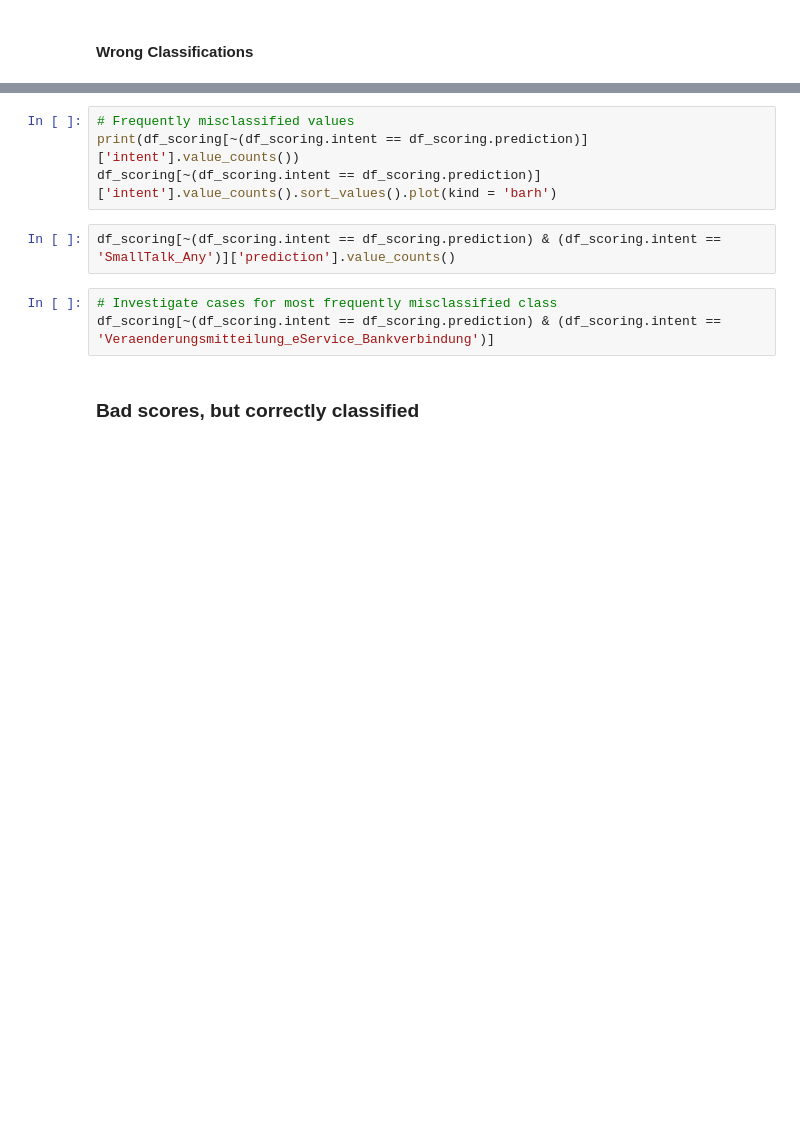
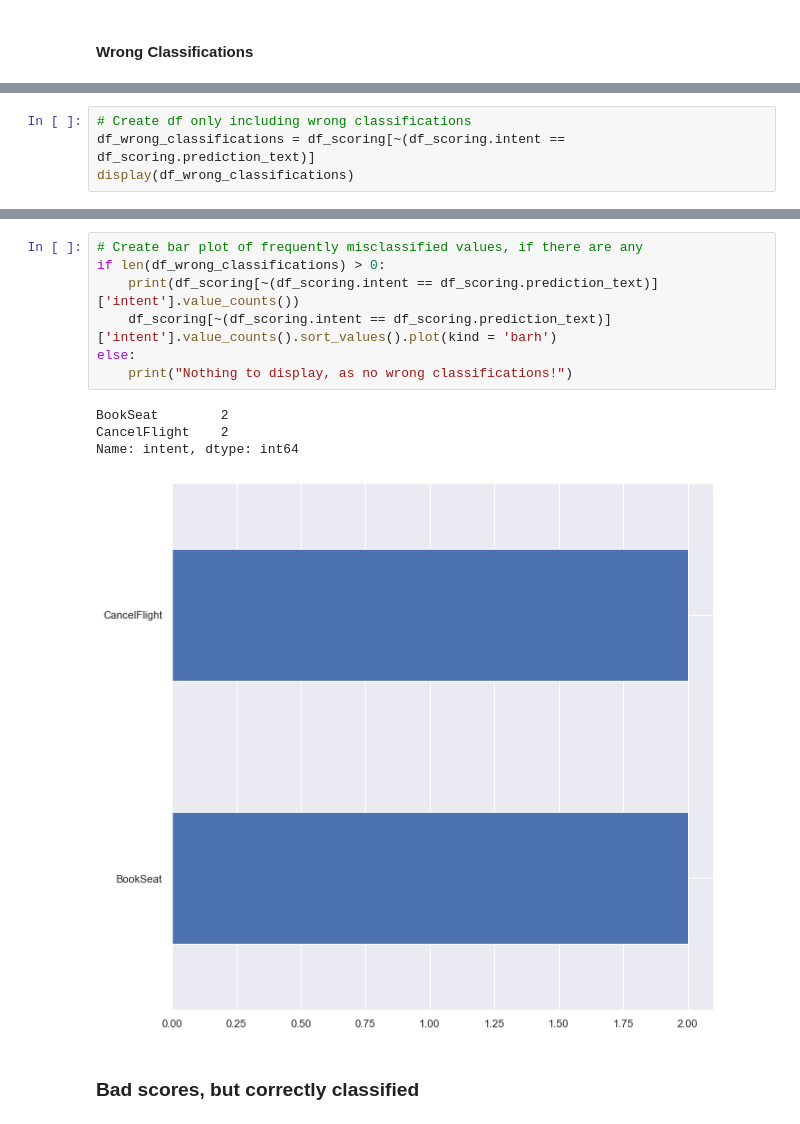
Before and after one commit to microsoft/glue, a Jupyter notebook: notebooks/Eval - LUIS Scoring Review.ipynb, the cells around one changed output, grey strips where cells are left out. Saved outputs shown, nothing was run; the diff lists cells and outputs as text; blank space fills up the shorter version.

```diff
--- a/notebooks/Eval - LUIS Scoring Review.ipynb
+++ b/notebooks/Eval - LUIS Scoring Review.ipynb
@@ -35,0 +80,4 @@ display(df_scoring[~(df_scoring.intent == df_scoring.prediction)])
+# %%
+# Create df only including wrong classifications
+df_wrong_classifications = df_scoring[~(df_scoring.intent == df_scoring.prediction_text)]
+display(df_wrong_classifications)
@@ -36,12 +90,15 @@ display(df_scoring[~(df_scoring.intent == df_scoring.prediction)])
 # %%
-# Frequently misclassified values
-print(df_scoring[~(df_scoring.intent == df_scoring.prediction)]['intent'].value_counts())
-df_scoring[~(df_scoring.intent == df_scoring.prediction)]['intent'].value_counts().sort_values().plot(kind = 'barh')
+# Create bar plot of frequently misclassified values, if there are any
+if len(df_wrong_classifications) > 0:
+    print(df_scoring[~(df_scoring.intent == df_scoring.prediction_text)]['intent'].value_counts())
+    df_scoring[~(df_scoring.intent == df_scoring.prediction_text)]['intent'].value_counts().sort_values().plot(kind = 'barh')
+else:
+    print("Nothing to display, as no wrong classifications!")
+# %% [output]
+BookSeat        2
+CancelFlight    2
+Name: intent, dtype: int64
+[figure, added]
-# %%
-df_scoring[~(df_scoring.intent == df_scoring.prediction) & (df_scoring.intent == 'SmallTalk_Any')]['prediction'].value_counts()
-# %%
-# Investigate cases for most frequently misclassified class
-df_scoring[~(df_scoring.intent == df_scoring.prediction) & (df_scoring.intent == 'Veraenderungsmitteilung_eService_Bankverbindung')]
 # %% [markdown]
 ### Bad scores, but correctly classified
 # %%
```
Also changed, not shown: parts of 26 cells of this notebook, 2 other files.
